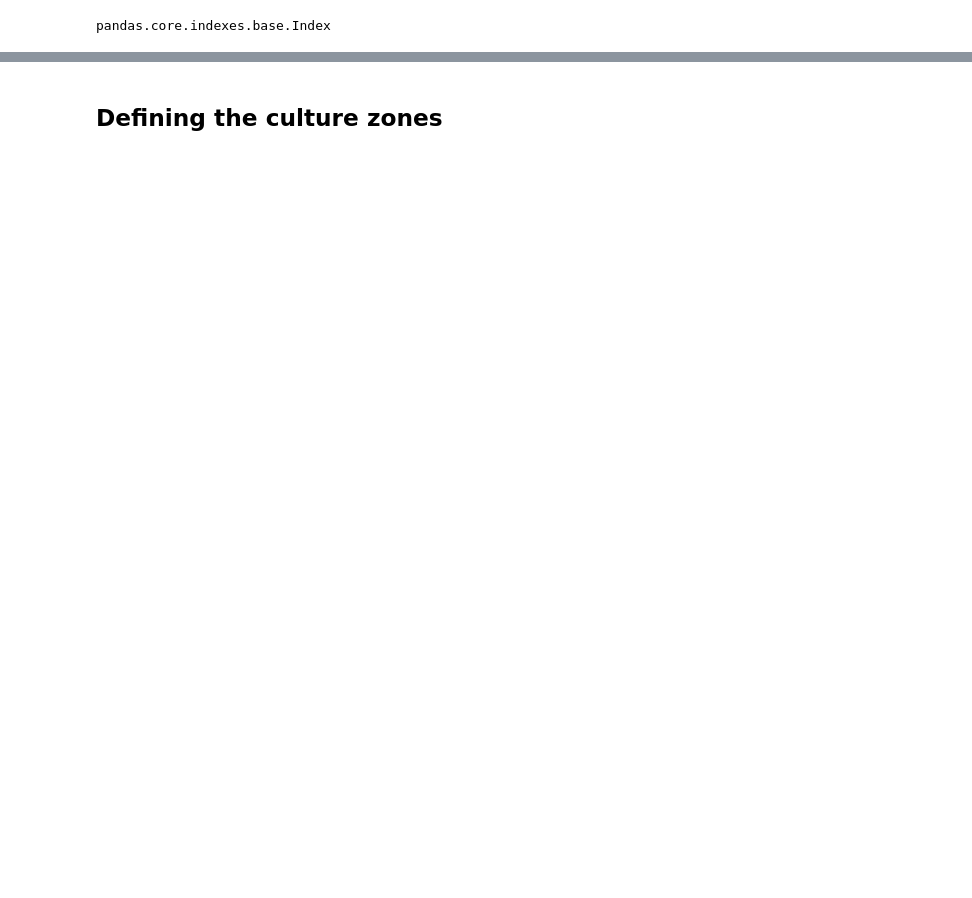
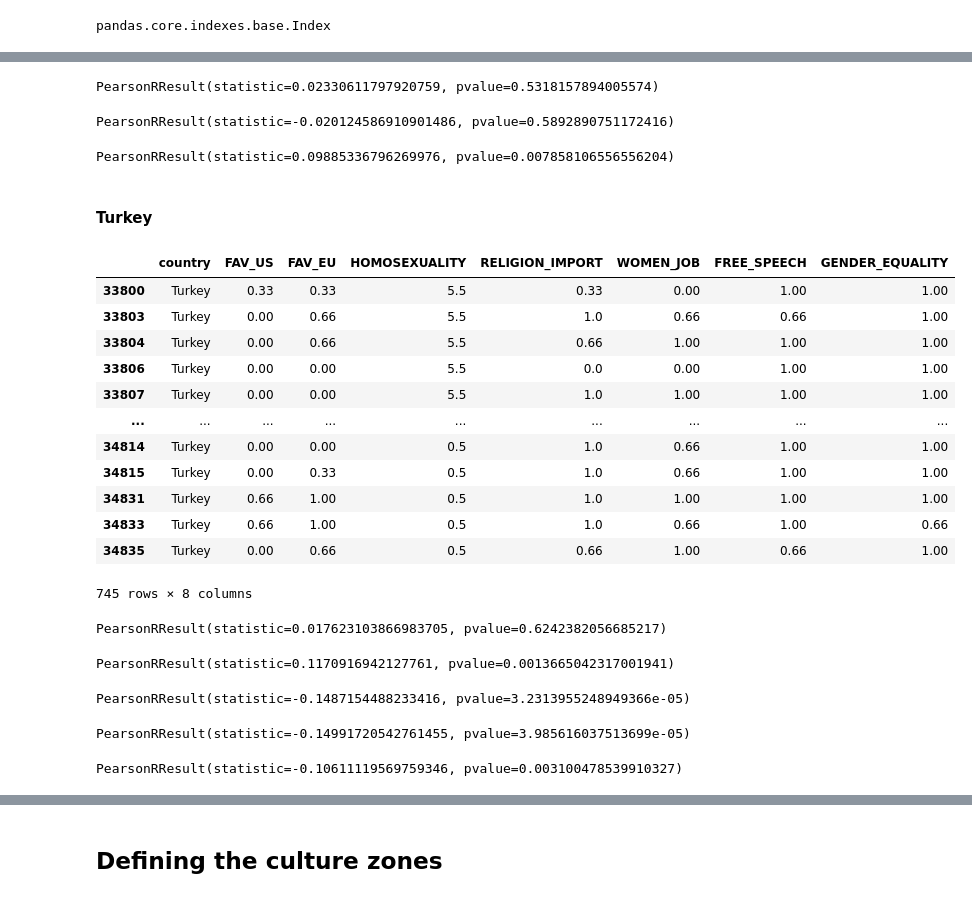
Before and after one commit to JohnH99/the-political-spectrum-in-crosscultural-perspective, a Jupyter notebook: data_analysis_cross_cultural_political_spectrum.ipynb, the cells around one changed output, grey strips where cells are left out. Saved outputs shown, nothing was run; the diff lists cells and outputs as text; code cells hidden in the pictures; blank space fills up the shorter version.

```diff
--- a/data_analysis_cross_cultural_political_spectrum.ipynb
+++ b/data_analysis_cross_cultural_political_spectrum.ipynb
@@ -166,0 +345,52 @@ SEX, AGE, #age and gender
+# %%
+pearsonr(indonesia.FREE_SPEECH, indonesia.RELIGION_IMPORT)
+# %% [output]
+PearsonRResult(statistic=0.02330611797920759, pvalue=0.5318157894005574)
+# %%
+pearsonr(indonesia.FREE_SPEECH, indonesia.HOMOSEXUALITY)
+# %% [output]
+PearsonRResult(statistic=-0.020124586910901486, pvalue=0.5892890751172416)
+# %%
+pearsonr(indonesia.GENDER_EQUALITY, indonesia.RELIGION_IMPORT)
+# %% [output]
+PearsonRResult(statistic=0.09885336796269976, pvalue=0.007858106556556204)
+# %% [markdown]
+#### Turkey
+# %%
+turkey = US_image_accept_homosexuality_clean.loc[US_image_accept_homosexuality_clean['country'].isin(['Turkey'])]
+# %%
+turkey
+# %% [output]
+|  | country | FAV_US | FAV_EU | HOMOSEXUALITY | RELIGION_IMPORT | WOMEN_JOB | FREE_SPEECH | GENDER_EQUALITY |
+| 33800 | Turkey | 0.33 | 0.33 | 5.5 | 0.33 | 0.00 | 1.00 | 1.00 |
+| 33803 | Turkey | 0.00 | 0.66 | 5.5 | 1.0 | 0.66 | 0.66 | 1.00 |
+| 33804 | Turkey | 0.00 | 0.66 | 5.5 | 0.66 | 1.00 | 1.00 | 1.00 |
+| 33806 | Turkey | 0.00 | 0.00 | 5.5 | 0.0 | 0.00 | 1.00 | 1.00 |
+| 33807 | Turkey | 0.00 | 0.00 | 5.5 | 1.0 | 1.00 | 1.00 | 1.00 |
+| ... | ... | ... | ... | ... | ... | ... | ... | ... |
+| 34814 | Turkey | 0.00 | 0.00 | 0.5 | 1.0 | 0.66 | 1.00 | 1.00 |
+| 34815 | Turkey | 0.00 | 0.33 | 0.5 | 1.0 | 0.66 | 1.00 | 1.00 |
+| 34831 | Turkey | 0.66 | 1.00 | 0.5 | 1.0 | 1.00 | 1.00 | 1.00 |
+| 34833 | Turkey | 0.66 | 1.00 | 0.5 | 1.0 | 0.66 | 1.00 | 0.66 |
+| 34835 | Turkey | 0.00 | 0.66 | 0.5 | 0.66 | 1.00 | 0.66 | 1.00 |
+745 rows × 8 columns
+# %%
+pearsonr(turkey.FAV_US, turkey.HOMOSEXUALITY)
+# %% [output]
+PearsonRResult(statistic=0.017623103866983705, pvalue=0.6242382056685217)
+# %%
+pearsonr(turkey.FAV_EU, turkey.HOMOSEXUALITY)
+# %% [output]
+PearsonRResult(statistic=0.1170916942127761, pvalue=0.0013665042317001941)
+# %%
+pearsonr(turkey.FAV_US, turkey.RELIGION_IMPORT)
+# %% [output]
+PearsonRResult(statistic=-0.1487154488233416, pvalue=3.2313955248949366e-05)
+# %%
+pearsonr(turkey.FAV_EU, turkey.RELIGION_IMPORT)
+# %% [output]
+PearsonRResult(statistic=-0.14991720542761455, pvalue=3.985616037513699e-05)
+# %%
+pearsonr(turkey.FAV_US, turkey.WOMEN_JOB)
+# %% [output]
+PearsonRResult(statistic=-0.10611119569759346, pvalue=0.003100478539910327)
```
Also changed, not shown: parts of 175 cells of this notebook.
